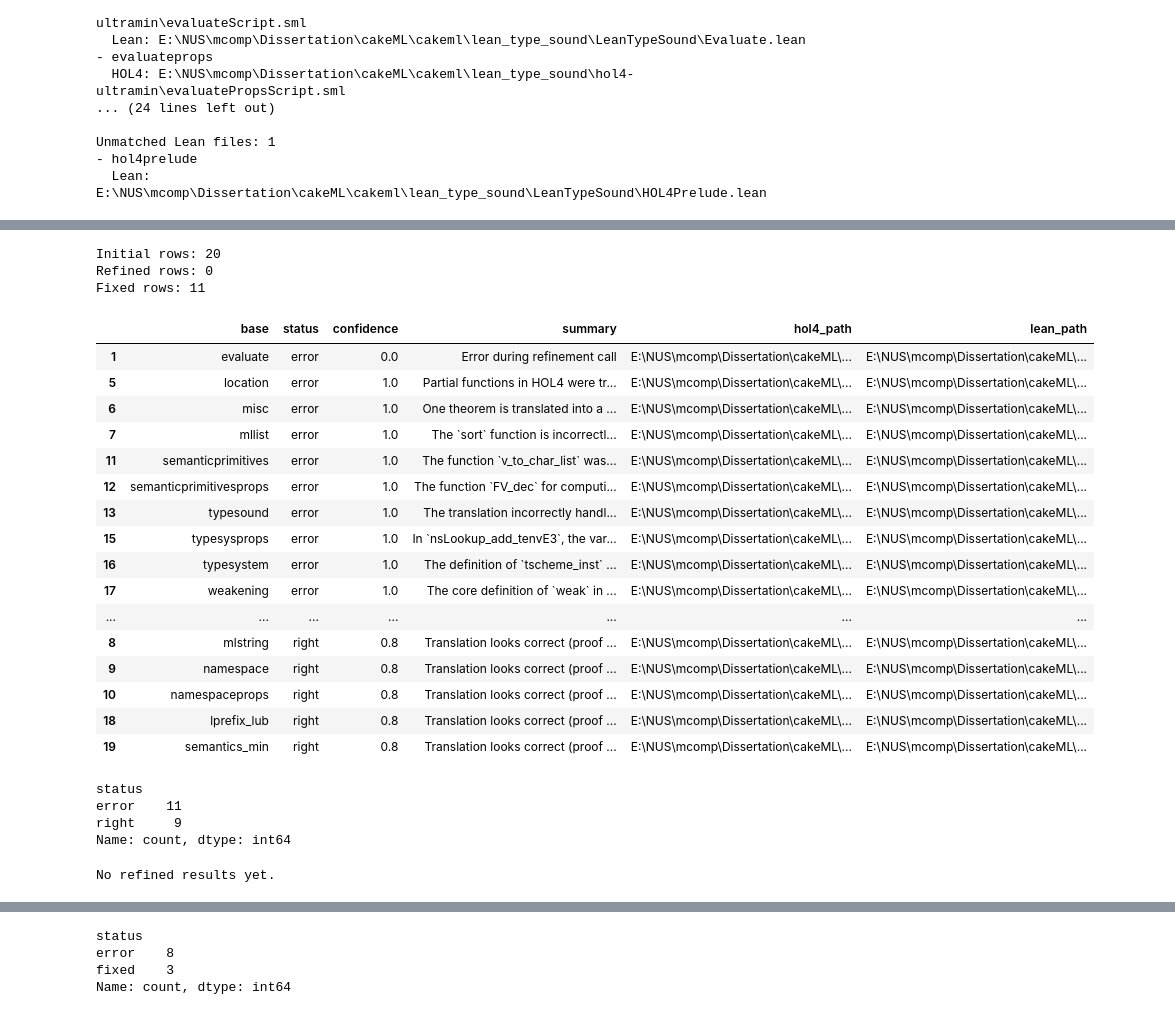
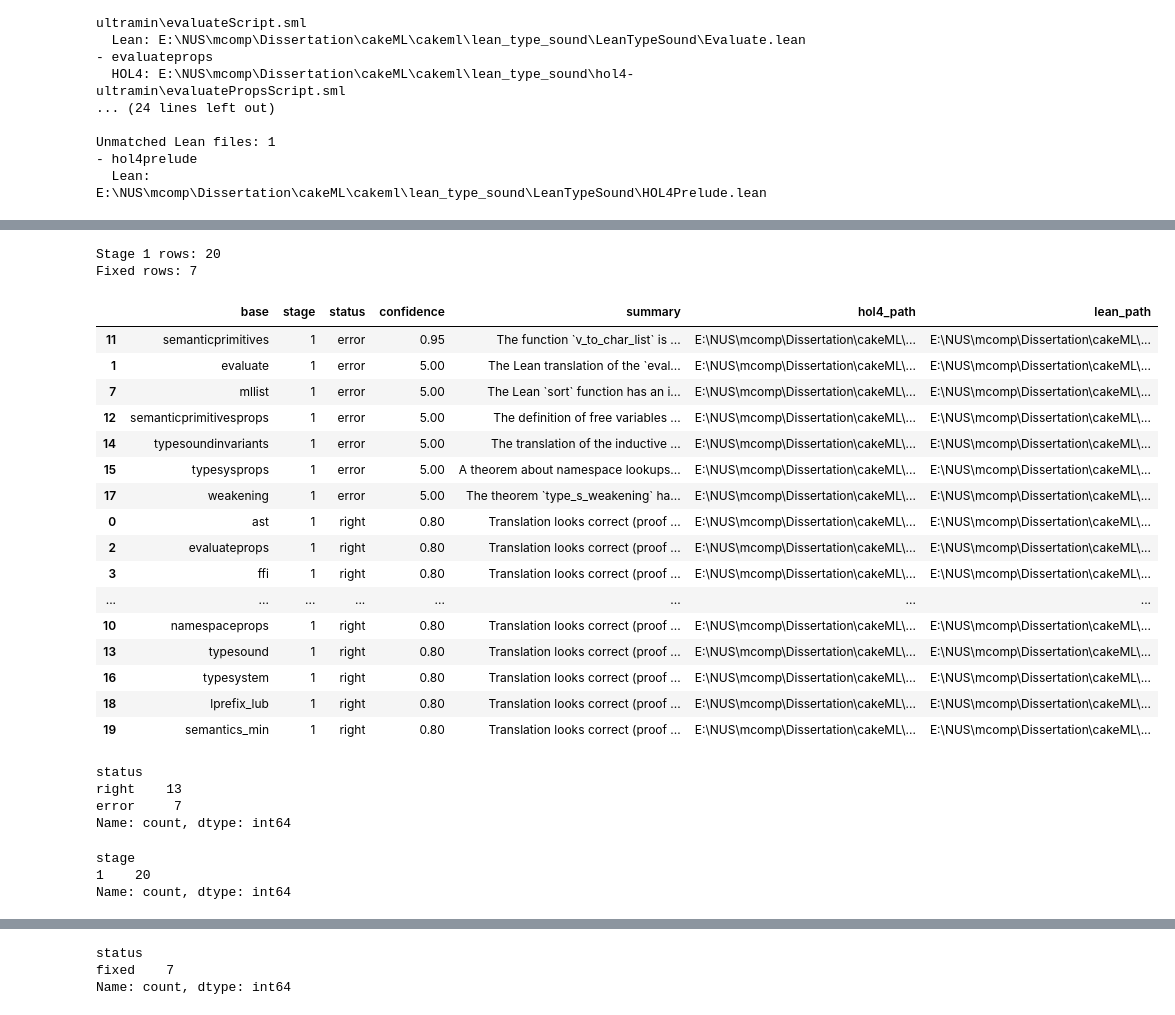
Before and after one commit to Lee-Juntong/CakeML_data_extraction, a Jupyter notebook: compare_validate.ipynb, the cells around one changed output, grey strips where cells are left out. Saved outputs shown, nothing was run; the diff lists cells and outputs as text; code cells hidden in the pictures.

Commit message:
one run of validate+fix

```diff
--- a/compare_validate.ipynb
+++ b/compare_validate.ipynb
@@ -730,70 +617,62 @@ Refined diagnostic JSON:
 # %%
-# Summarize initial, refined, and fixed outputs
+# Summarize stage 1 and fixed outputs
 try:
     import pandas as pd
 except ModuleNotFoundError:
     import sys, subprocess
     subprocess.check_call([sys.executable, '-m', 'pip', 'install', 'pandas'])
     import pandas as pd
 
-REFINED_RESULTS_JSONL = Path('compare_validate_refined_results.jsonl')
 FIXED_RESULTS_JSONL = Path('compare_validate_fixed_results.jsonl')
 
-initial_rows = list(load_existing_results(RESULTS_JSONL).values())
-refined_rows = list(load_existing_results(REFINED_RESULTS_JSONL).values())
+stage1_rows = list(load_existing_results(RESULTS_JSONL).values())
 fixed_rows = list(load_existing_results(FIXED_RESULTS_JSONL).values())
 
-print('Initial rows:', len(initial_rows))
-print('Refined rows:', len(refined_rows))
+print('Stage 1 rows:', len(stage1_rows))
 print('Fixed rows:', len(fixed_rows))
 
-if len(initial_rows) == 0:
-    print('No initial results yet.')
+if len(stage1_rows) == 0:
+    print('No stage 1 results yet.')
 else:
-    df0 = pd.DataFrame(initial_rows)
-    cols0 = [c for c in ['base', 'status', 'confidence', 'summary', 'hol4_path', 'lean_path'] if c in df0.columns]
-    display(df0[cols0].sort_values(['status', 'confidence'], ascending=[True, True]).head(50))
+    df0 = pd.DataFrame(stage1_rows)
+    cols0 = [c for c in ['base', 'stage', 'status', 'confidence', 'summary', 'hol4_path', 'lean_path'] if c in df0.columns]
+    display(df0[cols0].sort_values(['stage', 'status', 'confidence'], ascending=[True, True, True]).head(50))
     display(df0['status'].value_counts(dropna=False))
-
-if len(refined_rows) == 0:
-    print('No refined results yet.')
-else:
-    df1 = pd.DataFrame(refined_rows)
-    cols1 = [c for c in ['base', 'status', 'confidence', 'summary', 'hol4_path', 'lean_path'] if c in df1.columns]
-    display(df1[cols1].sort_values(['status', 'confidence'], ascending=[True, True]).head(50))
-    display(df1['status'].value_counts(dropna=False))
+    if 'stage' in df0.columns:
+        display(df0['stage'].value_counts(dropna=False))
 
 if len(fixed_rows) == 0:
     print('No fixed outputs yet.')
 else:
     df2 = pd.DataFrame(fixed_rows)
     cols2 = [c for c in ['base', 'status', 'summary', 'output_path', 'hol4_path', 'lean_path'] if c in df2.columns]
     display(df2[cols2].sort_values(['status', 'base'], ascending=[True, True]).head(50))
     display(df2['status'].value_counts(dropna=False))
 # %% [output]
-Initial rows: 20
-Refined rows: 0
-Fixed rows: 11
+Stage 1 rows: 20
+Fixed rows: 7
-|  | base | status | confidence | summary | hol4_path | lean_path |
-| 1 | evaluate | error | 0.0 | Error during refinement call | E:\NUS\mcomp\Dissertation\cakeML\... | E:\NUS\mcomp\Dissertation\cakeML\... |
-| 5 | location | error | 1.0 | Partial functions in HOL4 were tr... | E:\NUS\mcomp\Dissertation\cakeML\... | E:\NUS\mcomp\Dissertation\cakeML\... |
-| 6 | misc | error | 1.0 | One theorem is translated into a ... | E:\NUS\mcomp\Dissertation\cakeML\... | E:\NUS\mcomp\Dissertation\cakeML\... |
-| 7 | mllist | error | 1.0 | The `sort` function is incorrectl... | E:\NUS\mcomp\Dissertation\cakeML\... | E:\NUS\mcomp\Dissertation\cakeML\... |
-| 11 | semanticprimitives | error | 1.0 | The function `v_to_char_list` was... | E:\NUS\mcomp\Dissertation\cakeML\... | E:\NUS\mcomp\Dissertation\cakeML\... |
-| 12 | semanticprimitivesprops | error | 1.0 | The function `FV_dec` for computi... | E:\NUS\mcomp\Dissertation\cakeML\... | E:\NUS\mcomp\Dissertation\cakeML\... |
-| 13 | typesound | error | 1.0 | The translation incorrectly handl... | E:\NUS\mcomp\Dissertation\cakeML\... | E:\NUS\mcomp\Dissertation\cakeML\... |
-| 15 | typesysprops | error | 1.0 | In `nsLookup_add_tenvE3`, the var... | E:\NUS\mcomp\Dissertation\cakeML\... | E:\NUS\mcomp\Dissertation\cakeML\... |
-| 16 | typesystem | error | 1.0 | The definition of `tscheme_inst` ... | E:\NUS\mcomp\Dissertation\cakeML\... | E:\NUS\mcomp\Dissertation\cakeML\... |
-| 17 | weakening | error | 1.0 | The core definition of `weak` in ... | E:\NUS\mcomp\Dissertation\cakeML\... | E:\NUS\mcomp\Dissertation\cakeML\... |
-| ... | ... | ... | ... | ... | ... | ... |
-| 8 | mlstring | right | 0.8 | Translation looks correct (proof ... | E:\NUS\mcomp\Dissertation\cakeML\... | E:\NUS\mcomp\Dissertation\cakeML\... |
-| 9 | namespace | right | 0.8 | Translation looks correct (proof ... | E:\NUS\mcomp\Dissertation\cakeML\... | E:\NUS\mcomp\Dissertation\cakeML\... |
-| 10 | namespaceprops | right | 0.8 | Translation looks correct (proof ... | E:\NUS\mcomp\Dissertation\cakeML\... | E:\NUS\mcomp\Dissertation\cakeML\... |
-| 18 | lprefix_lub | right | 0.8 | Translation looks correct (proof ... | E:\NUS\mcomp\Dissertation\cakeML\... | E:\NUS\mcomp\Dissertation\cakeML\... |
-| 19 | semantics_min | right | 0.8 | Translation looks correct (proof ... | E:\NUS\mcomp\Dissertation\cakeML\... | E:\NUS\mcomp\Dissertation\cakeML\... |
+|  | base | stage | status | confidence | summary | hol4_path | lean_path |
+| 11 | semanticprimitives | 1 | error | 0.95 | The function `v_to_char_list` is ... | E:\NUS\mcomp\Dissertation\cakeML\... | E:\NUS\mcomp\Dissertation\cakeML\... |
+| 1 | evaluate | 1 | error | 5.00 | The Lean translation of the `eval... | E:\NUS\mcomp\Dissertation\cakeML\... | E:\NUS\mcomp\Dissertation\cakeML\... |
+| 7 | mllist | 1 | error | 5.00 | The Lean `sort` function has an i... | E:\NUS\mcomp\Dissertation\cakeML\... | E:\NUS\mcomp\Dissertation\cakeML\... |
+| 12 | semanticprimitivesprops | 1 | error | 5.00 | The definition of free variables ... | E:\NUS\mcomp\Dissertation\cakeML\... | E:\NUS\mcomp\Dissertation\cakeML\... |
+| 14 | typesoundinvariants | 1 | error | 5.00 | The translation of the inductive ... | E:\NUS\mcomp\Dissertation\cakeML\... | E:\NUS\mcomp\Dissertation\cakeML\... |
+| 15 | typesysprops | 1 | error | 5.00 | A theorem about namespace lookups... | E:\NUS\mcomp\Dissertation\cakeML\... | E:\NUS\mcomp\Dissertation\cakeML\... |
+| 17 | weakening | 1 | error | 5.00 | The theorem `type_s_weakening` ha... | E:\NUS\mcomp\Dissertation\cakeML\... | E:\NUS\mcomp\Dissertation\cakeML\... |
+| 0 | ast | 1 | right | 0.80 | Translation looks correct (proof ... | E:\NUS\mcomp\Dissertation\cakeML\... | E:\NUS\mcomp\Dissertation\cakeML\... |
+| 2 | evaluateprops | 1 | right | 0.80 | Translation looks correct (proof ... | E:\NUS\mcomp\Dissertation\cakeML\... | E:\NUS\mcomp\Dissertation\cakeML\... |
+| 3 | ffi | 1 | right | 0.80 | Translation looks correct (proof ... | E:\NUS\mcomp\Dissertation\cakeML\... | E:\NUS\mcomp\Dissertation\cakeML\... |
+| ... | ... | ... | ... | ... | ... | ... | ... |
+| 10 | namespaceprops | 1 | right | 0.80 | Translation looks correct (proof ... | E:\NUS\mcomp\Dissertation\cakeML\... | E:\NUS\mcomp\Dissertation\cakeML\... |
+| 13 | typesound | 1 | right | 0.80 | Translation looks correct (proof ... | E:\NUS\mcomp\Dissertation\cakeML\... | E:\NUS\mcomp\Dissertation\cakeML\... |
+| 16 | typesystem | 1 | right | 0.80 | Translation looks correct (proof ... | E:\NUS\mcomp\Dissertation\cakeML\... | E:\NUS\mcomp\Dissertation\cakeML\... |
+| 18 | lprefix_lub | 1 | right | 0.80 | Translation looks correct (proof ... | E:\NUS\mcomp\Dissertation\cakeML\... | E:\NUS\mcomp\Dissertation\cakeML\... |
+| 19 | semantics_min | 1 | right | 0.80 | Translation looks correct (proof ... | E:\NUS\mcomp\Dissertation\cakeML\... | E:\NUS\mcomp\Dissertation\cakeML\... |
 status
-error    11
-right     9
+right    13
+error     7
 Name: count, dtype: int64
-No refined results yet.
+stage
+1    20
+Name: count, dtype: int64
 |  | base | status | summary | output_path | hol4_path | lean_path |
@@ -811,4 +686,3 @@ No refined results yet.
 status
-error    8
-fixed    3
+fixed    7
 Name: count, dtype: int64
```
Also changed, not shown: parts of 6 cells of this notebook, 9 other files.
